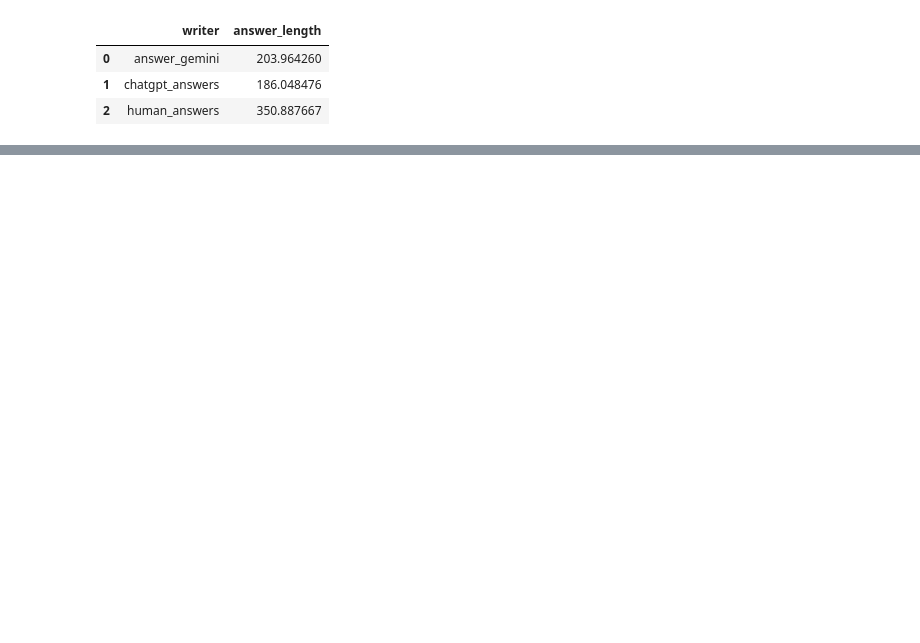
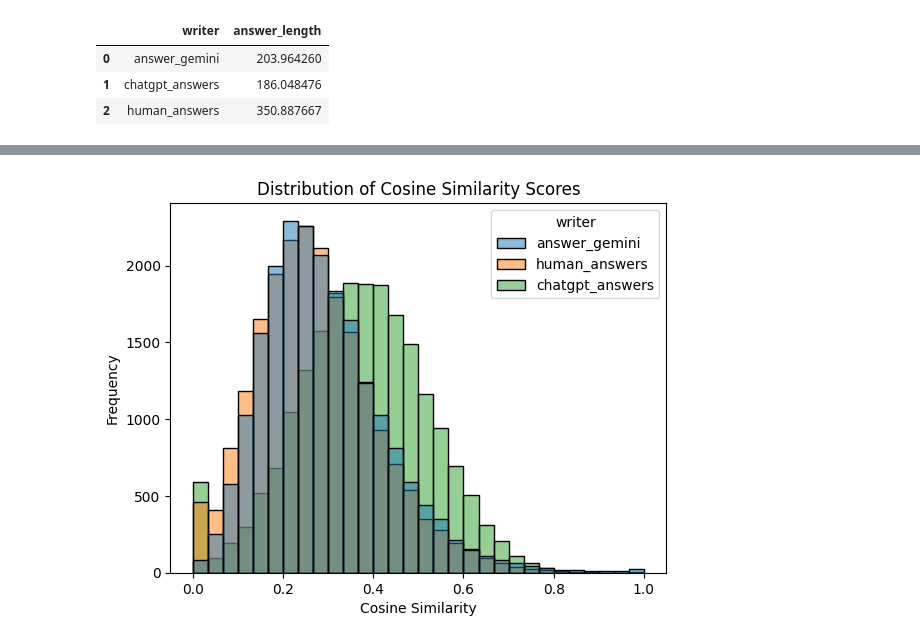
Before and after one commit to Idokopilov/magshimim-final-project, a Jupyter notebook: EDAgabi.ipynb, the cells around one changed output, grey strips where cells are left out. Cells and saved outputs as stored; diff of their text form; code cells hidden in the pictures; blank space fills up the shorter version.

Commit message:
cosine sim + graph

```diff
--- a/EDAgabi.ipynb
+++ b/EDAgabi.ipynb
@@ -37,0 +36,11 @@ df
+# %%
+from sklearn.metrics.pairwise import cosine_similarity
+
+question_vecs = vectorizer.fit_transform(df['question'])
+answer_vecs = vectorizer.transform(df['answer'])
+
+df['cosine_sim'] = [
+    cosine_similarity(question_vecs[i], answer_vecs[i])[0][0]
+    for i in range(len(df))
+]
+df.head()
@@ -37,0 +54,11 @@ df
+# %%
+import matplotlib.pyplot as plt
+import seaborn as sns
+
+sns.histplot(data = df, x = 'cosine_sim', hue = 'writer', bins=30)
+plt.xlabel('Cosine Similarity')
+plt.ylabel('Frequency')
+plt.title('Distribution of Cosine Similarity Scores')
+plt.show()
+# %% [output]
+[figure, added]
```
Also changed, not shown: parts of 2 cells of this notebook.
